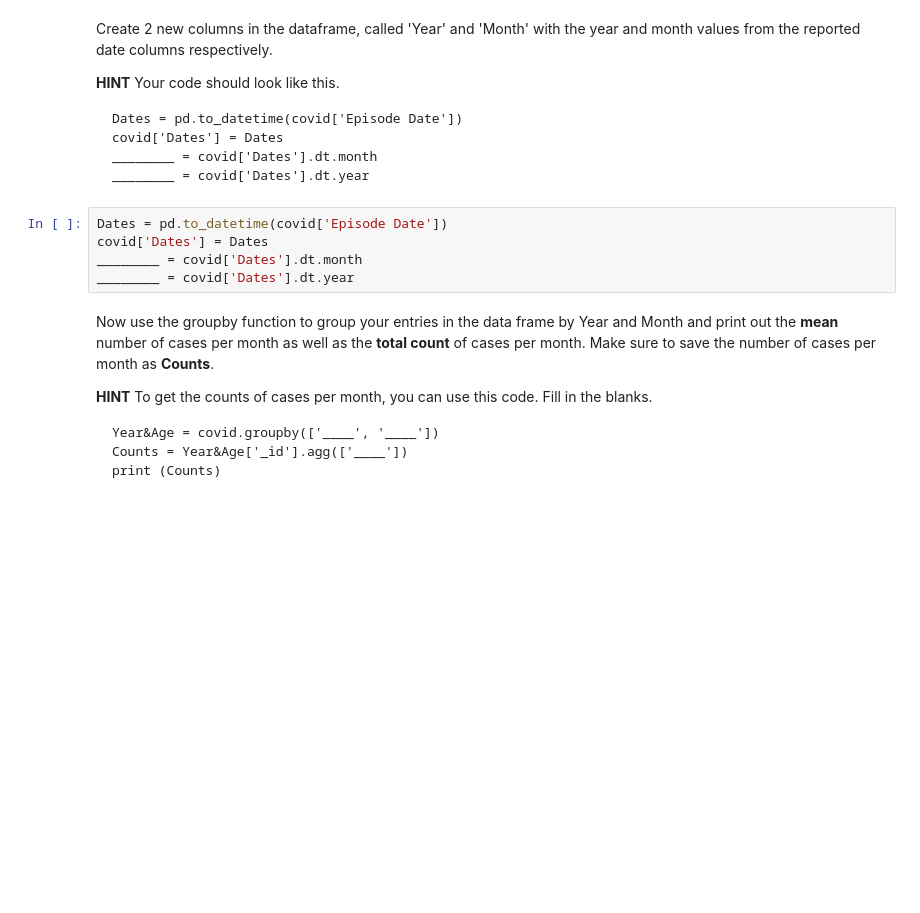
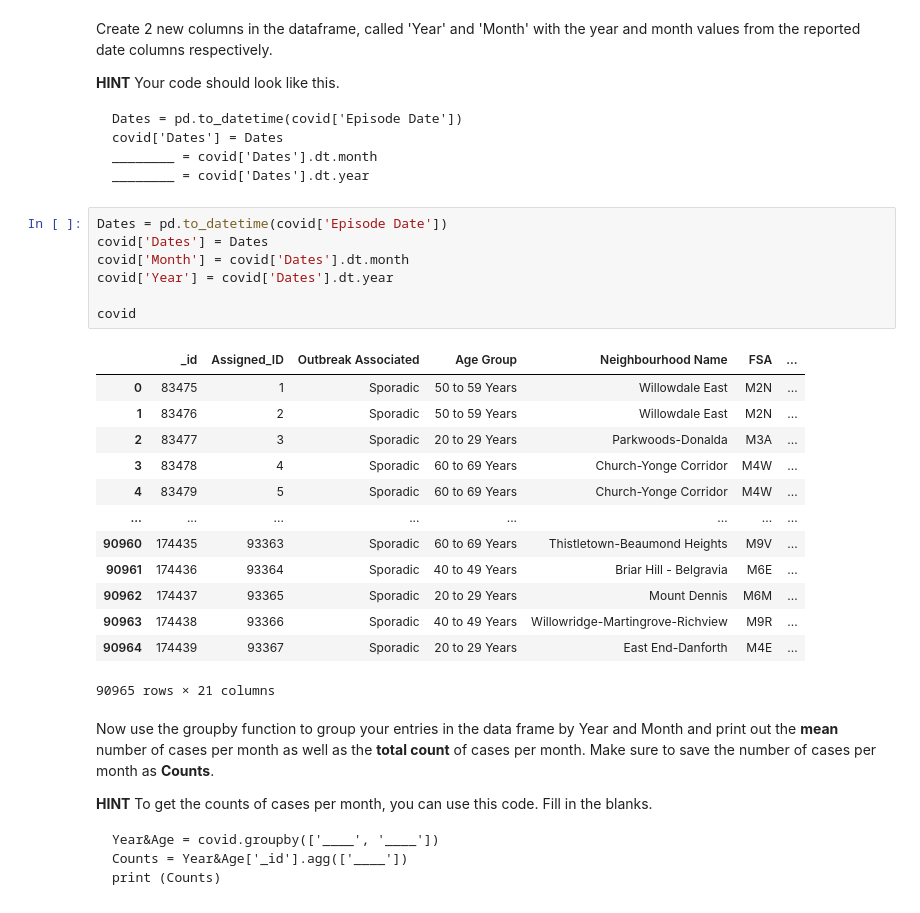
Before and after one commit to gtoubian/cce, a Jupyter notebook: Workshop_Pandas_Part_2.ipynb, the cells around one changed output. Drawn from its saved outputs; the diff is of its cells as text; blank space fills up the shorter version.

```diff
--- a/Workshop_Pandas_Part_2.ipynb
+++ b/Workshop_Pandas_Part_2.ipynb
@@ -131,8 +131,24 @@ ________ = covid['Dates'].dt.year
 # %%
 Dates = pd.to_datetime(covid['Episode Date'])
 covid['Dates'] = Dates
-________ = covid['Dates'].dt.month
-________ = covid['Dates'].dt.year
+covid['Month'] = covid['Dates'].dt.month
+covid['Year'] = covid['Dates'].dt.year
+
+covid
+# %% [output]
+|  | _id | Assigned_ID | Outbreak Associated | Age Group | Neighbourhood Name | FSA | ... |
+| 0 | 83475 | 1 | Sporadic | 50 to 59 Years | Willowdale East | M2N | ... |
+| 1 | 83476 | 2 | Sporadic | 50 to 59 Years | Willowdale East | M2N | ... |
+| 2 | 83477 | 3 | Sporadic | 20 to 29 Years | Parkwoods-Donalda | M3A | ... |
+| 3 | 83478 | 4 | Sporadic | 60 to 69 Years | Church-Yonge Corridor | M4W | ... |
+| 4 | 83479 | 5 | Sporadic | 60 to 69 Years | Church-Yonge Corridor | M4W | ... |
+| ... | ... | ... | ... | ... | ... | ... | ... |
+| 90960 | 174435 | 93363 | Sporadic | 60 to 69 Years | Thistletown-Beaumond Heights | M9V | ... |
+| 90961 | 174436 | 93364 | Sporadic | 40 to 49 Years | Briar Hill - Belgravia | M6E | ... |
+| 90962 | 174437 | 93365 | Sporadic | 20 to 29 Years | Mount Dennis | M6M | ... |
+| 90963 | 174438 | 93366 | Sporadic | 40 to 49 Years | Willowridge-Martingrove-Richview | M9R | ... |
+| 90964 | 174439 | 93367 | Sporadic | 20 to 29 Years | East End-Danforth | M4E | ... |
+90965 rows × 21 columns
 # %% [markdown]
 Now use the groupby function to group your entries in the data frame by Year and Month and print out the **mean** number of cases per month as well as the **total count** of cases per month. Make sure to save the number of cases per month as **Counts**.
 
```
